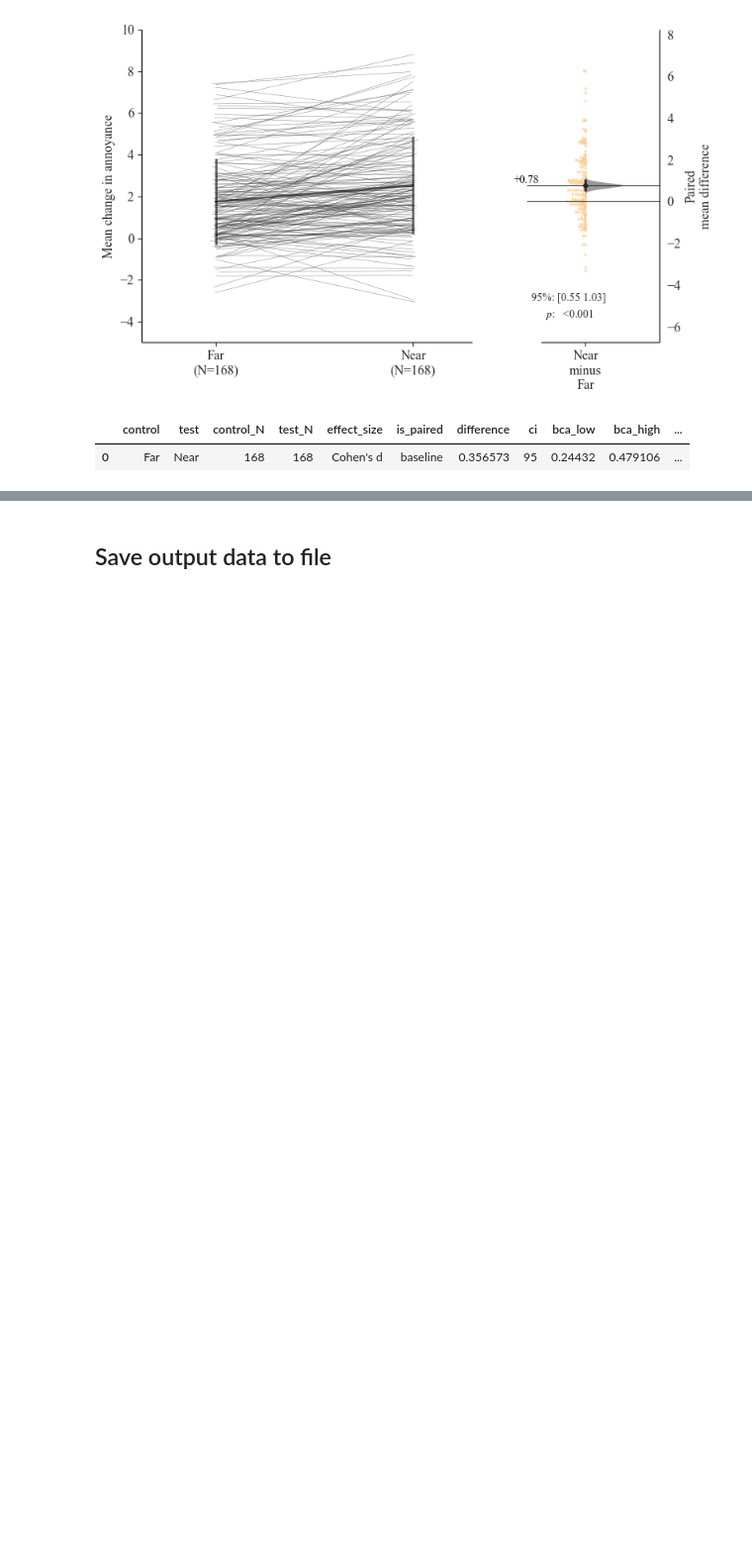
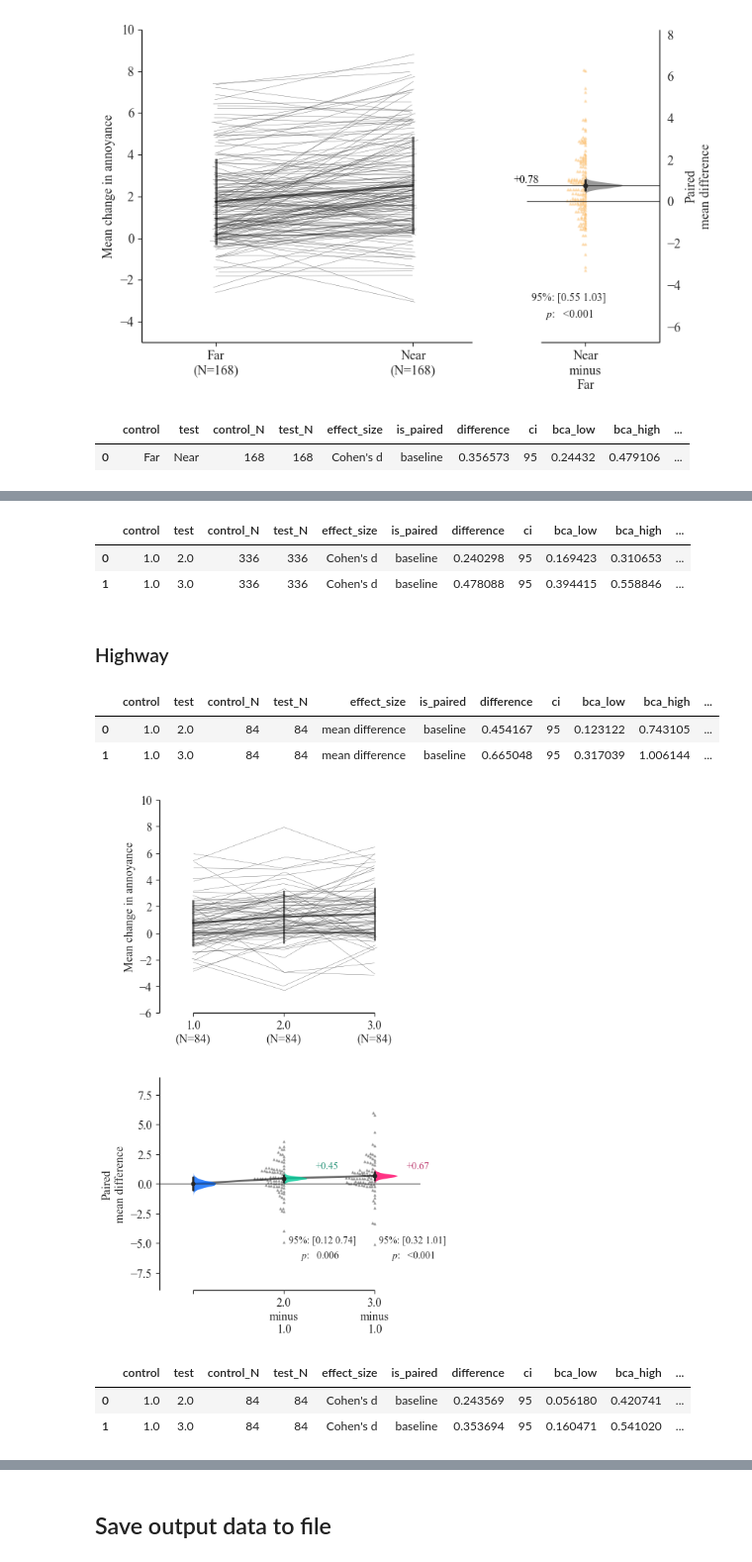
Before and after one commit to acoustics-code-salford/refmap-psychoacoustics, a Jupyter notebook: src/refmap_psychoacoustics/notebooks/refmap_listest2_analysis_dabest.ipynb, the cells around one changed output, grey strips where cells are left out. Shown at 99% size. Drawn from its saved outputs; the diff is of its cells as text; code cells hidden in the pictures; blank space fills up the shorter version.

```diff
--- a/src/refmap_psychoacoustics/notebooks/refmap_listest2_analysis_dabest.ipynb
+++ b/src/refmap_psychoacoustics/notebooks/refmap_listest2_analysis_dabest.ipynb
@@ -740,0 +740,74 @@ dataloadBL.cohens_d.statistical_tests
+# %%
+out = pd.concat([out, dataloadBL.mean_diff.statistical_tests])
+# calculate and display Cohen's d
+outd = pd.concat([outd, dataloadBL.cohens_d.statistical_tests])
+dataloadBL.cohens_d.statistical_tests
+# %% [output]
+|  | control | test | control_N | test_N | effect_size | is_paired | difference | ci | bca_low | bca_high | ... |
+| 0 | 1.0 | 2.0 | 336 | 336 | Cohen's d | baseline | 0.240298 | 95 | 0.169423 | 0.310653 | ... |
+| 1 | 1.0 | 3.0 | 336 | 336 | Cohen's d | baseline | 0.478088 | 95 | 0.394415 | 0.558846 | ... |
+# %% [markdown]
+### Highway
+# %%
+# assign data for processing
+dataloadBL = dabest.load(data=data[data['AmbientEnv'] == 'Highway'], idx=sorted(list(data['UASEvents'].unique())),
+                         x='UASEvents', y='dAnnoyance', paired='baseline',
+                         id_col='dummyID', resamples=5000, random_seed=303,
+                         ps_adjust=True)
+
+# calculate effect sizes and plot
+fig, ax = plt.subplots(figsize=(5, 4))
+dataMD = dataloadBL.mean_diff.plot(custom_palette=mycolours,
+                                   contrast_bars=False,
+                                   raw_ylim=(-6, 10),
+                                   raw_label="Mean change in annoyance",
+                                   contrast_marker_size=3.5,
+                                   show_baseline_ec=True,
+                                   contrast_kwargs={'alpha': 0.8},
+                                   delta_dot_kwargs={'size': 1, 'side': 'left',
+                                                     'alpha': 0.25, 'zorder': 1},
+                                   delta_text_kwargs={'y_coordinates': [1.5, 1.5]},
+                                   contrast_ylim=(-9, 9),
+                                   slopegraph_kwargs={'linewidth': 0.25,
+                                                      'alpha': 0.8,
+                                                      'jitter': 0.05},
+                                   ax=ax)
+
+diffs = dataloadBL.mean_diff.statistical_tests[['difference',
+                                                'bca_low',
+                                                'bca_high',
+                                                'pvalue_permutation']].values
+
+contrast_ax = ax.contrast_axes
+
+# label results
+for ii, diff in enumerate(diffs):
+    vals = display_round(diff[1:3], digits=2, floor=False)
+    contrast_ax.text(x=ii + 1.05, y=-5, s="95%: [" + " ".join(vals) + "]", fontsize=10)
+    contrast_ax.text(x=ii + 1.18, y=-6.25, s=r"$p$:   " + display_round(diff[3], digits=3), fontsize=10)
+
+if saveplots:
+
+    filename = "EventsbyAmbEnvHighwayDabest"
+
+    plt.savefig(os.path.join(outFigPath, "svg", filename + ".svg"),
+                format='svg', bbox_inches='tight')
+    plt.savefig(os.path.join(outFigPath, "pdf", filename + ".pdf"),
+                format='pdf', bbox_inches='tight')
+
+dataMD;
+dataloadBL.mean_diff.statistical_tests
+# %% [output]
+|  | control | test | control_N | test_N | effect_size | is_paired | difference | ci | bca_low | bca_high | ... |
+| 0 | 1.0 | 2.0 | 84 | 84 | mean difference | baseline | 0.454167 | 95 | 0.123122 | 0.743105 | ... |
+| 1 | 1.0 | 3.0 | 84 | 84 | mean difference | baseline | 0.665048 | 95 | 0.317039 | 1.006144 | ... |
+[figure, added]
+# %%
+out = pd.concat([out, dataloadBL.mean_diff.statistical_tests])
+# calculate and display Cohen's d
+outd = pd.concat([outd, dataloadBL.cohens_d.statistical_tests])
+dataloadBL.cohens_d.statistical_tests
+# %% [output]
+|  | control | test | control_N | test_N | effect_size | is_paired | difference | ci | bca_low | bca_high | ... |
+| 0 | 1.0 | 2.0 | 84 | 84 | Cohen's d | baseline | 0.243569 | 95 | 0.056180 | 0.420741 | ... |
+| 1 | 1.0 | 3.0 | 84 | 84 | Cohen's d | baseline | 0.353694 | 95 | 0.160471 | 0.541020 | ... |
```
Also changed, not shown: parts of 18 cells of this notebook.
